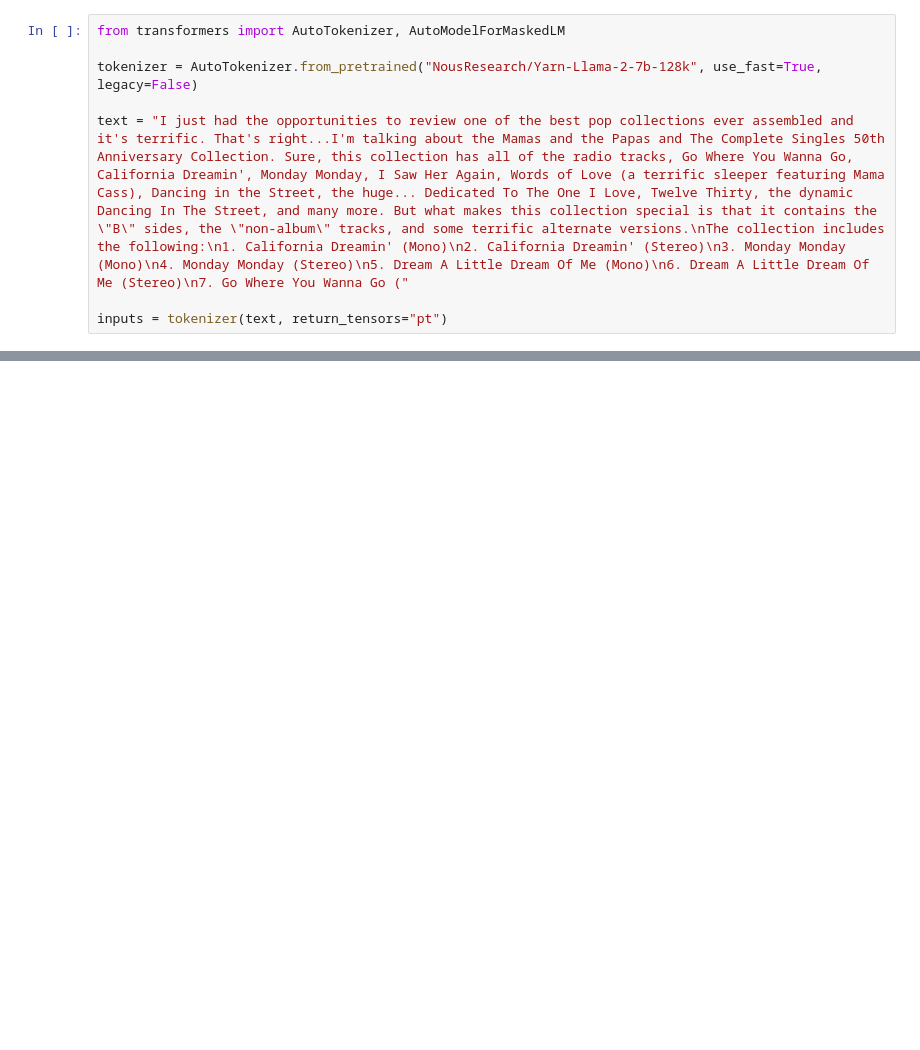
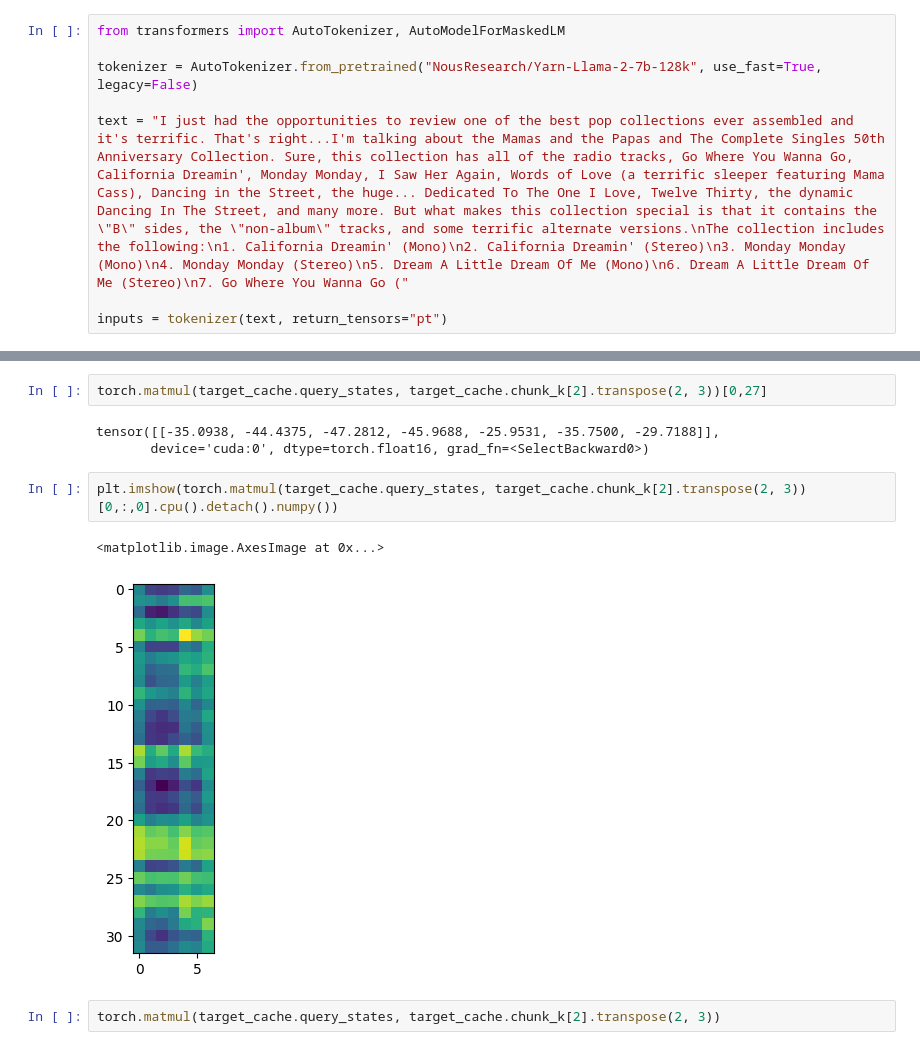
Before and after one commit to ranonrkm/TriForce-legacy, a Jupyter notebook: apps/test.ipynb, the cells around one changed output, grey strips where cells are left out. Saved outputs shown, nothing was run; the diff lists cells and outputs as text; blank space fills up the shorter version.

```diff
--- a/apps/test.ipynb
+++ b/apps/test.ipynb
@@ -47,0 +417,12 @@ dataset = load_dataset("Open-Orca/OpenOrca", split = "train", cache_dir = dir_pa
+# %%
+torch.matmul(target_cache.query_states, target_cache.chunk_k[2].transpose(2, 3))[0,27]
+# %% [output]
+tensor([[-35.0938, -44.4375, -47.2812, -45.9688, -25.9531, -35.7500, -29.7188]],
+       device='cuda:0', dtype=torch.float16, grad_fn=<SelectBackward0>)
+# %%
+plt.imshow(torch.matmul(target_cache.query_states, target_cache.chunk_k[2].transpose(2, 3))[0,:,0].cpu().detach().numpy())
+# %% [output]
+<matplotlib.image.AxesImage at 0x...>
+[figure, added]
+# %%
+torch.matmul(target_cache.query_states, target_cache.chunk_k[2].transpose(2, 3))
```
Also changed, not shown: parts of 54 cells of this notebook, 26 other files.
